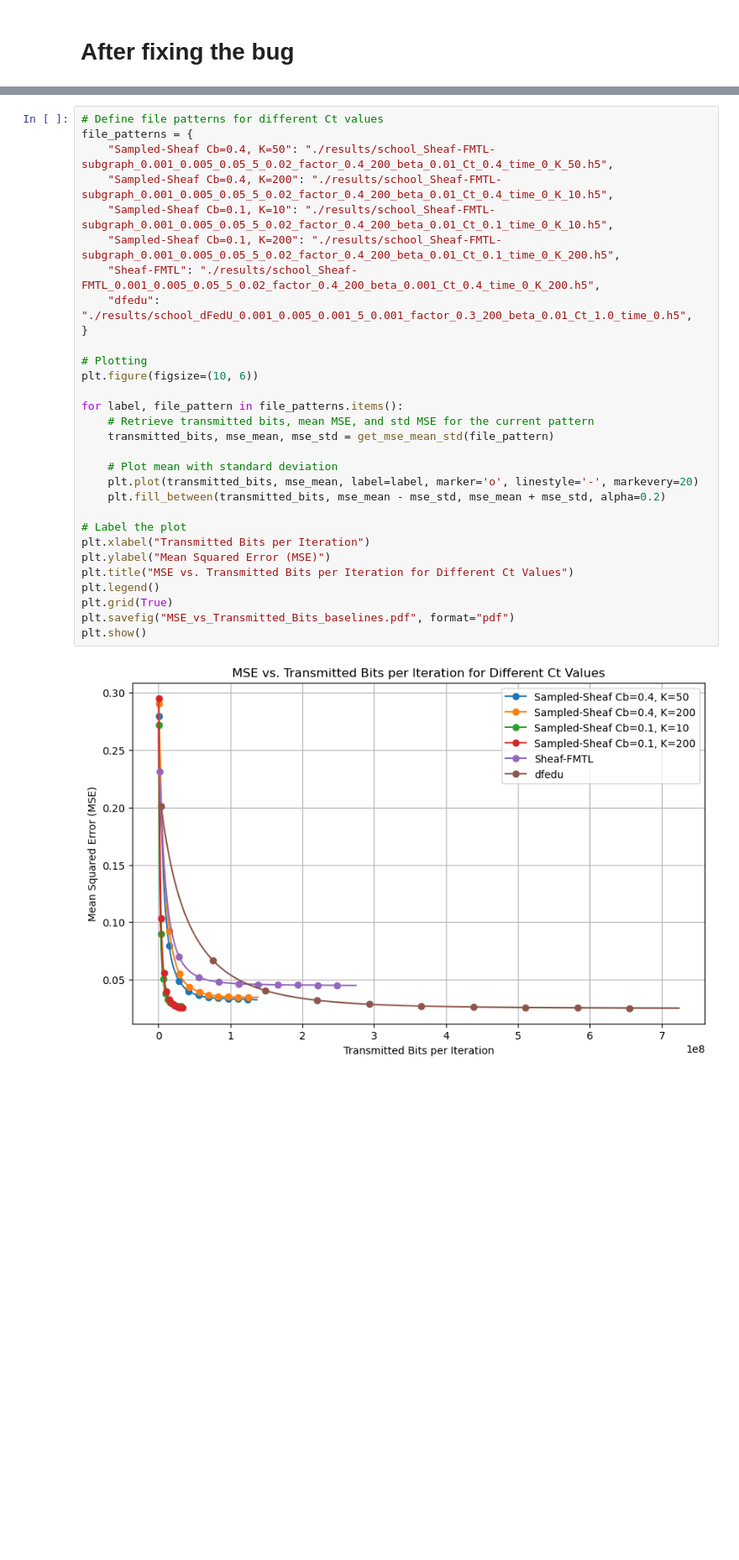
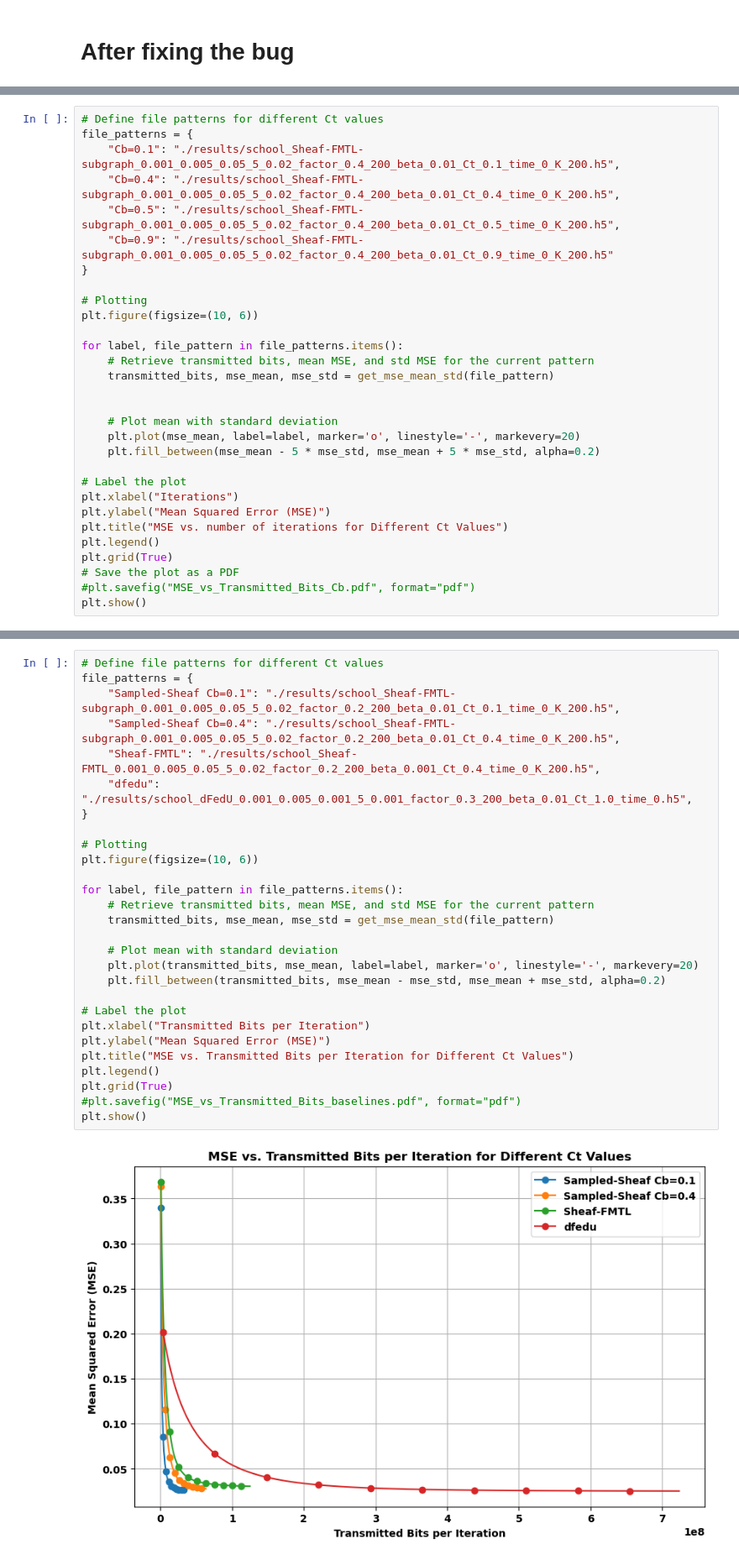
Before and after one commit to abdulmomen-ghalkha/WirelessSheaves, a Jupyter notebook: plots.ipynb, the cells around one changed output, grey strips where cells are left out. Shown at 84% size. Saved outputs shown, nothing was run; the diff lists cells and outputs as text; blank space fills up the shorter version.

Commit message:
New results for different k and times

```diff
--- a/plots.ipynb
+++ b/plots.ipynb
@@ -417,0 +77,30 @@ plt.show()
+# %%
+# Define file patterns for different Ct values
+file_patterns = {
+    "Cb=0.1": "./results/school_Sheaf-FMTL-subgraph_0.001_0.005_0.05_5_0.02_factor_0.4_200_beta_0.01_Ct_0.1_time_0_K_200.h5",
+    "Cb=0.4": "./results/school_Sheaf-FMTL-subgraph_0.001_0.005_0.05_5_0.02_factor_0.4_200_beta_0.01_Ct_0.4_time_0_K_200.h5",
+    "Cb=0.5": "./results/school_Sheaf-FMTL-subgraph_0.001_0.005_0.05_5_0.02_factor_0.4_200_beta_0.01_Ct_0.5_time_0_K_200.h5",
+    "Cb=0.9": "./results/school_Sheaf-FMTL-subgraph_0.001_0.005_0.05_5_0.02_factor_0.4_200_beta_0.01_Ct_0.9_time_0_K_200.h5"
+}
+
+# Plotting
+plt.figure(figsize=(10, 6))
+
+for label, file_pattern in file_patterns.items():
+    # Retrieve transmitted bits, mean MSE, and std MSE for the current pattern
+    transmitted_bits, mse_mean, mse_std = get_mse_mean_std(file_pattern)
+
+
+    # Plot mean with standard deviation
+    plt.plot(mse_mean, label=label, marker='o', linestyle='-', markevery=20)
+    plt.fill_between(mse_mean - 5 * mse_std, mse_mean + 5 * mse_std, alpha=0.2)
+
+# Label the plot
+plt.xlabel("Iterations")
+plt.ylabel("Mean Squared Error (MSE)")
+plt.title("MSE vs. number of iterations for Different Ct Values")
+plt.legend()
+plt.grid(True)
+# Save the plot as a PDF
+#plt.savefig("MSE_vs_Transmitted_Bits_Cb.pdf", format="pdf")
+plt.show()
@@ -418,32 +109,30 @@ plt.show()
 # %%
 # Define file patterns for different Ct values
 file_patterns = {
-    "Sampled-Sheaf Cb=0.4, K=50": "./results/school_Sheaf-FMTL-subgraph_0.001_0.005_0.05_5_0.02_factor_0.4_200_beta_0.01_Ct_0.4_time_0_K_50.h5",
-    "Sampled-Sheaf Cb=0.4, K=200": "./results/school_Sheaf-FMTL-subgraph_0.001_0.005_0.05_5_0.02_factor_0.4_200_beta_0.01_Ct_0.4_time_0_K_10.h5",
-    "Sampled-Sheaf Cb=0.1, K=10": "./results/school_Sheaf-FMTL-subgraph_0.001_0.005_0.05_5_0.02_factor_0.4_200_beta_0.01_Ct_0.1_time_0_K_10.h5",
-    "Sampled-Sheaf Cb=0.1, K=200": "./results/school_Sheaf-FMTL-subgraph_0.001_0.005_0.05_5_0.02_factor_0.4_200_beta_0.01_Ct_0.1_time_0_K_200.h5",
-    "Sheaf-FMTL": "./results/school_Sheaf-FMTL_0.001_0.005_0.05_5_0.02_factor_0.4_200_beta_0.001_Ct_0.4_time_0_K_200.h5",
+    "Sampled-Sheaf Cb=0.1": "./results/school_Sheaf-FMTL-subgraph_0.001_0.005_0.05_5_0.02_factor_0.2_200_beta_0.01_Ct_0.1_time_0_K_200.h5",
+    "Sampled-Sheaf Cb=0.4": "./results/school_Sheaf-FMTL-subgraph_0.001_0.005_0.05_5_0.02_factor_0.2_200_beta_0.01_Ct_0.4_time_0_K_200.h5",
+    "Sheaf-FMTL": "./results/school_Sheaf-FMTL_0.001_0.005_0.05_5_0.02_factor_0.2_200_beta_0.001_Ct_0.4_time_0_K_200.h5",
     "dfedu": "./results/school_dFedU_0.001_0.005_0.001_5_0.001_factor_0.3_200_beta_0.01_Ct_1.0_time_0.h5",
 }
 
 # Plotting
 plt.figure(figsize=(10, 6))
 
 for label, file_pattern in file_patterns.items():
     # Retrieve transmitted bits, mean MSE, and std MSE for the current pattern
     transmitted_bits, mse_mean, mse_std = get_mse_mean_std(file_pattern)
 
     # Plot mean with standard deviation
     plt.plot(transmitted_bits, mse_mean, label=label, marker='o', linestyle='-', markevery=20)
     plt.fill_between(transmitted_bits, mse_mean - mse_std, mse_mean + mse_std, alpha=0.2)
 
 # Label the plot
 plt.xlabel("Transmitted Bits per Iteration")
 plt.ylabel("Mean Squared Error (MSE)")
 plt.title("MSE vs. Transmitted Bits per Iteration for Different Ct Values")
 plt.legend()
 plt.grid(True)
-plt.savefig("MSE_vs_Transmitted_Bits_baselines.pdf", format="pdf")
+#plt.savefig("MSE_vs_Transmitted_Bits_baselines.pdf", format="pdf")
 plt.show()
 # %% [output]
-[figure, old version]
+[figure, new version]
```
Also changed, not shown: parts of 28 cells of this notebook, 38 other files.
